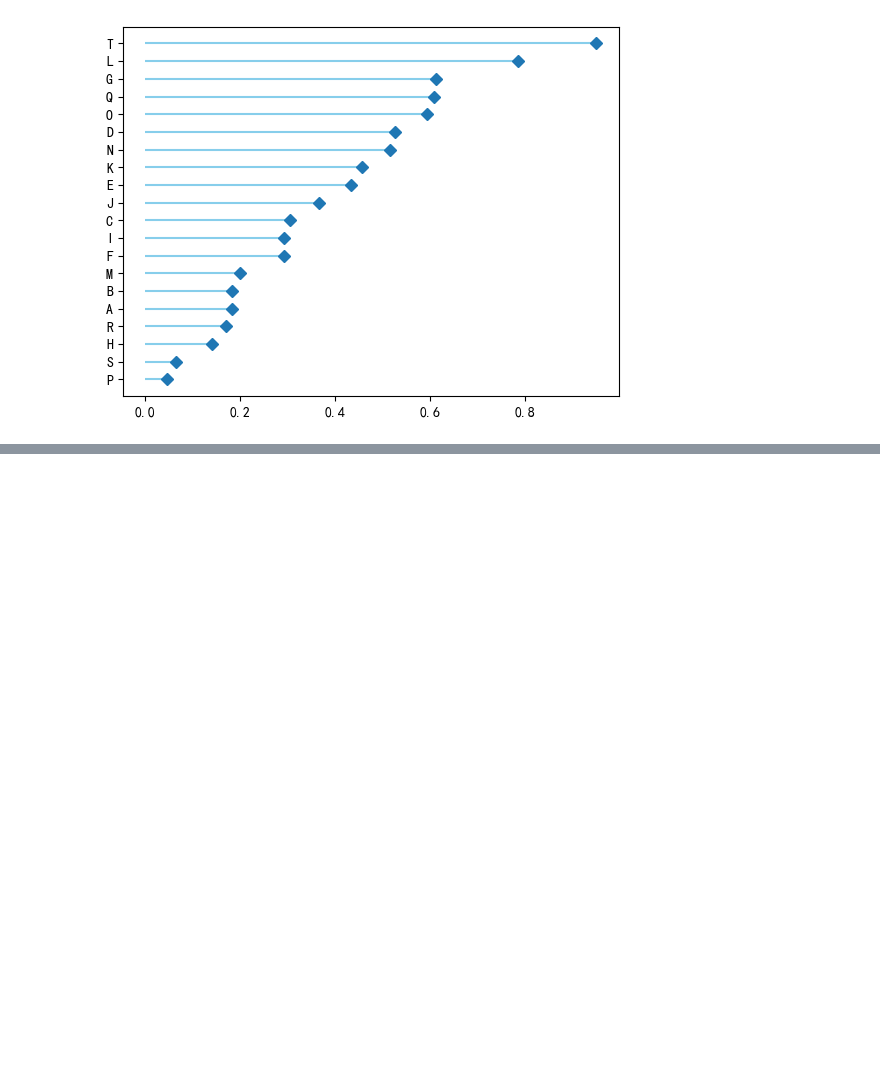
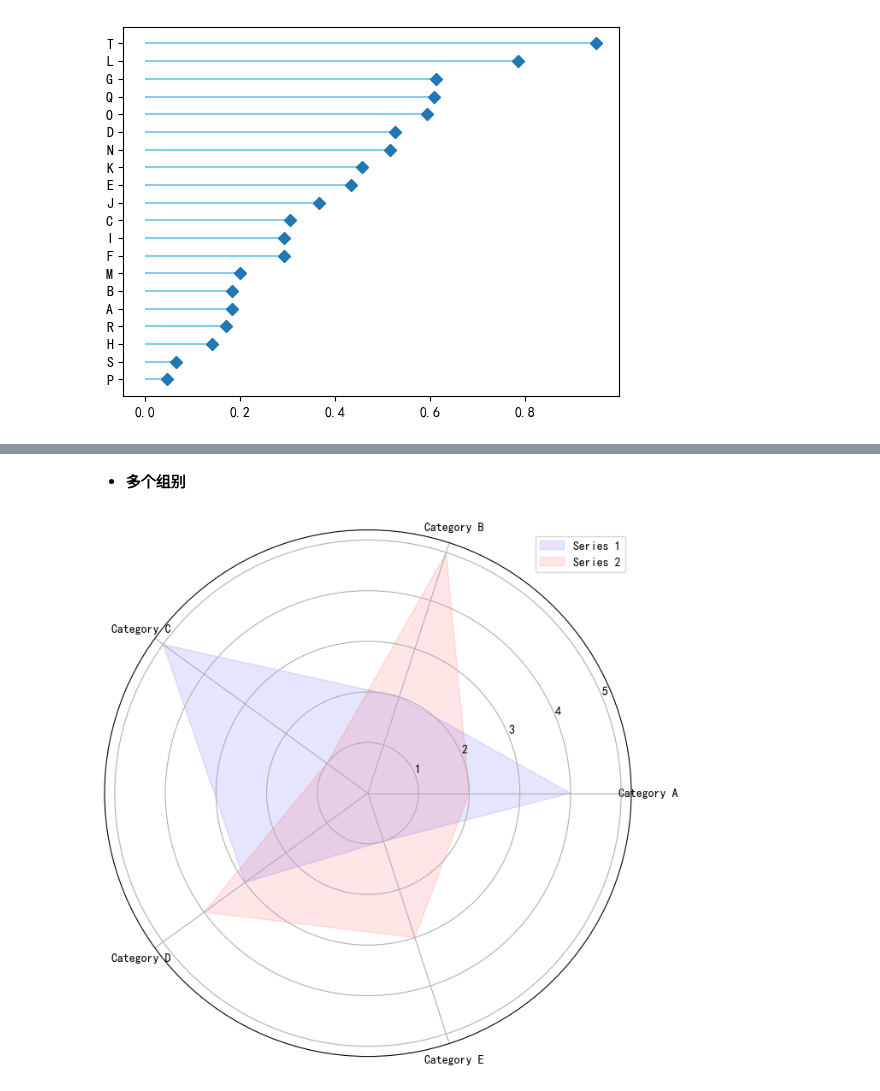
Before and after one commit to zhiliang-lin/css_note, a Jupyter notebook: py/py_dv/matplotlib.ipynb, the cells around one changed output, grey strips where cells are left out. Cells and saved outputs as stored; diff of their text form; code cells hidden in the pictures; blank space fills up the shorter version.

```diff
--- a/py/py_dv/matplotlib.ipynb
+++ b/py/py_dv/matplotlib.ipynb
@@ -108,0 +141,38 @@ plt.show()
+# %% [markdown]
+- **多个组别**
+# %%
+import numpy as np
+import matplotlib.pyplot as plt
+
+# 创建示例数据
+categories = ['Category A', 'Category B', 'Category C', 'Category D', 'Category E']
+values_series1 = [4, 2, 5, 3, 1]
+values_series2 = [2, 5, 1, 4, 3]
+
+# 计算角度
+theta = np.linspace(0, 2*np.pi, len(categories), endpoint=False)
+
+# 将最后一个点闭合
+values_series1 = np.concatenate((values_series1, [values_series1[0]]))
+values_series2 = np.concatenate((values_series2, [values_series2[0]]))
+theta = np.concatenate((theta, [theta[0]]))
+
+# 画雷达图
+fig, ax = plt.subplots(figsize=(8, 8), subplot_kw=dict(polar=True))
+
+# 画第一个数据系列
+ax.fill(theta, values_series1, color='b', alpha=0.1, label='Series 1')
+# 画第二个数据系列
+ax.fill(theta, values_series2, color='r', alpha=0.1, label='Series 2')
+
+# 添加刻度标签
+ax.set_xticks(theta[:-1])
+ax.set_xticklabels(categories)
+
+# 添加图例
+ax.legend()
+
+# 显示图形
+plt.show()
+# %% [output]
+[figure, added]
```
Also changed, not shown: parts of 3 cells of this notebook, 6 other files.
